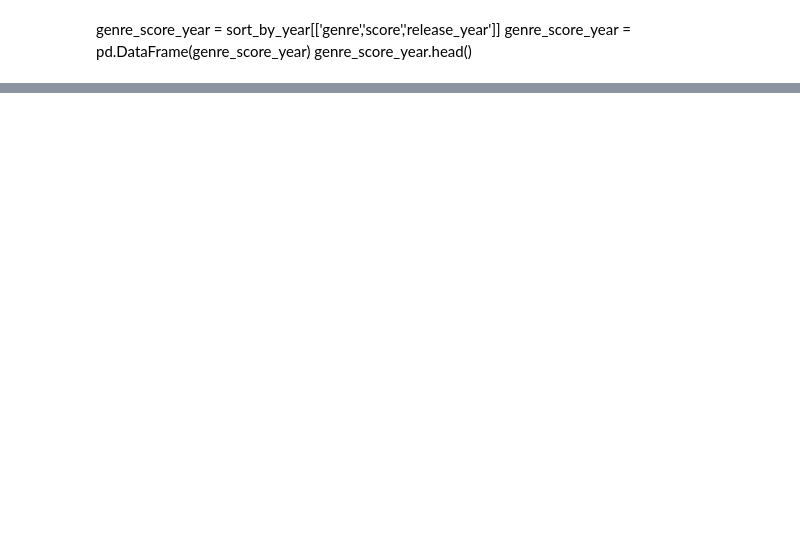
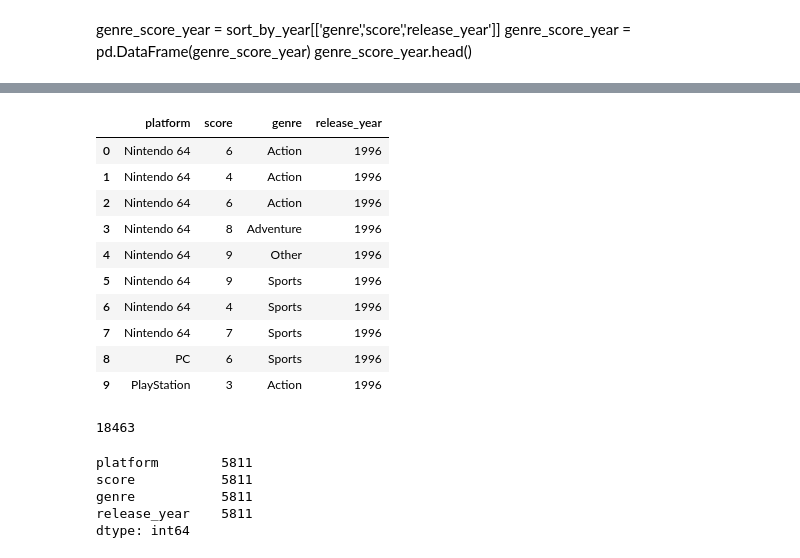
Before and after one commit to KarthikBhaktha/PopularGameGenrePy, a Jupyter notebook: gameEDA.ipynb, the cells around one changed output, grey strips where cells are left out. Saved outputs shown, nothing was run; the diff lists cells and outputs as text; code cells hidden in the pictures; blank space fills up the shorter version.

```diff
--- a/gameEDA.ipynb
+++ b/gameEDA.ipynb
@@ -129,0 +182,18 @@ Name: genre, Length: 18625, dtype: object
+# %%
+sort_by_year.head(10)
+# %% [output]
+|  | platform | score | genre | release_year |
+| 0 | Nintendo 64 | 6 | Action | 1996 |
+| 1 | Nintendo 64 | 4 | Action | 1996 |
+| 2 | Nintendo 64 | 6 | Action | 1996 |
+| 3 | Nintendo 64 | 8 | Adventure | 1996 |
+| 4 | Nintendo 64 | 9 | Other | 1996 |
+| 5 | Nintendo 64 | 9 | Sports | 1996 |
+| 6 | Nintendo 64 | 4 | Sports | 1996 |
+| 7 | Nintendo 64 | 7 | Sports | 1996 |
+| 8 | PC | 6 | Sports | 1996 |
+| 9 | PlayStation | 3 | Action | 1996 |
+# %%
+sort_by_year.genre.count()
+# %% [output]
+18463
@@ -129,0 +202,8 @@ Name: genre, Length: 18625, dtype: object
+# %%
+genre.count()
+# %% [output]
+platform        5811
+score           5811
+genre           5811
+release_year    5811
+dtype: int64
```
Also changed, not shown: parts of 20 cells of this notebook, 1 other file.
